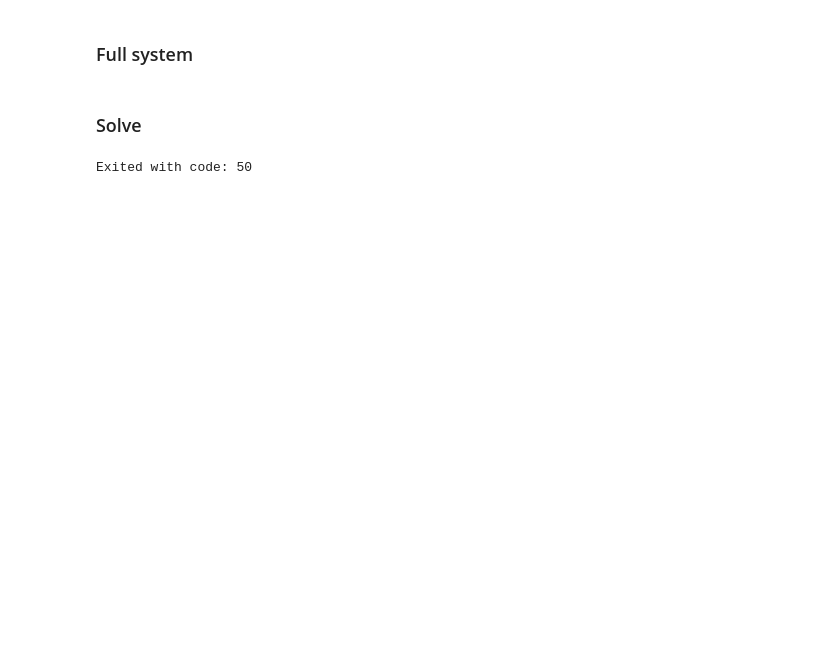
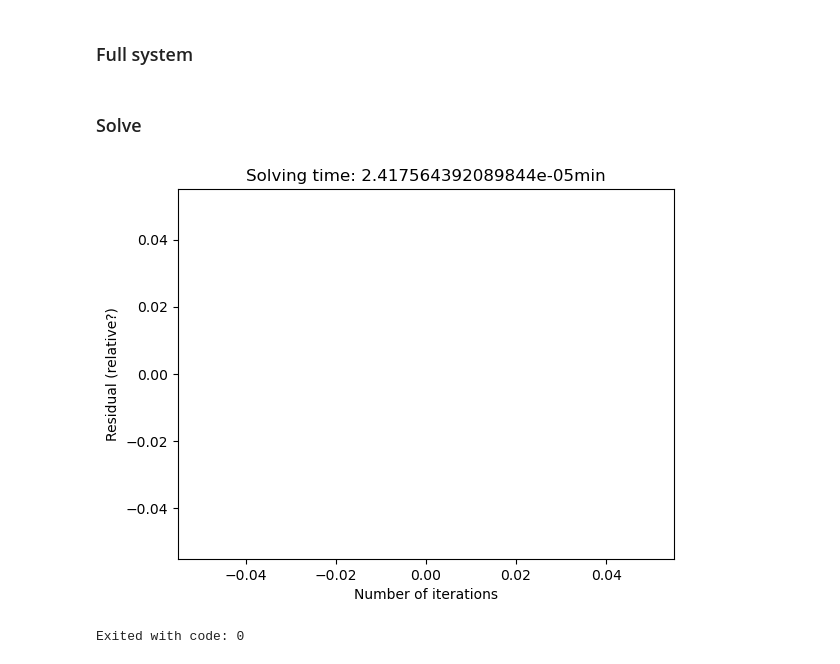
Before and after one commit to remihndz/Macular-Oxygenation, a Jupyter notebook: Oxygen-Voxel-Method/src/CleanCode.ipynb, the cells around one changed output. Cells and saved outputs as stored; diff of their text form; code cells hidden in the pictures; blank space fills up the shorter version.

```diff
--- a/Oxygen-Voxel-Method/src/CleanCode.ipynb
+++ b/Oxygen-Voxel-Method/src/CleanCode.ipynb
@@ -1106,12 +1277,11 @@ def SurfaceAreaMatrix(CV):
 # %%
-Gamma_v, h_v = 1.77e3, 1 # in mum2/s and mum
-Gamma_t, h = 1.8e3, CV.grid.h[0] # in mum2/s and ?
-K = 0.4 # 1/s
-ctBar = 40 # PO2 at the boundary of cube
+print(Gamma_v/h_v, Gamma_t/h)
+cvBar = p0 * alpha
+ctBar = 40 * alpha # concentration of O2 at the boundary of cube
 
 lat, C3 = get_C3(CV.grid.shape)
 D3 = get_D3(lat) # Boundary voxels
 D = get_Diffusion_FirstOrderReaction(C3, voxelSize=CV.grid.h[0], diffusivity=Gamma_t, reactionRate=K)
-I = sp.eye(D3.shape[0])
-F = sp.eye(C2v.shape[1]) # O2 dissociation dynamics (could be non-linear)
+I = sp.eye(D3.shape[0]).tocsr()
+F = sp.eye(C2v.shape[1]).tocsr() # O2 dissociation dynamics (could be non-linear)
 S = SurfaceAreaMatrix(CV)
@@ -1143,9 +1330,12 @@ class gmres_counter(object):
 # %%
-x, code = sp.linalg.gmres(K, y, maxiter=50, callback=gmres_counter(disp=100))
+with gmres_counter(disp=200) as callback:
+    x, code = sp.linalg.gmres(K, y, maxiter=1000, callback=callback)
 # x = sp.linalg.spsolve(K, y)
+x /= alpha
 print("Exited with code:", code)
 cv, ct = x[:A.shape[0]], x[A.shape[0]:]
 # %% [output]
+[figure, added]
-Exited with code: 50
+Exited with code: 0
 # %%
 s = [np.linalg.norm(CV._vessels.vp['position'][n]) for n in CV._vessels.iter_vertices()]
```
Also changed, not shown: parts of 28 cells of this notebook.
